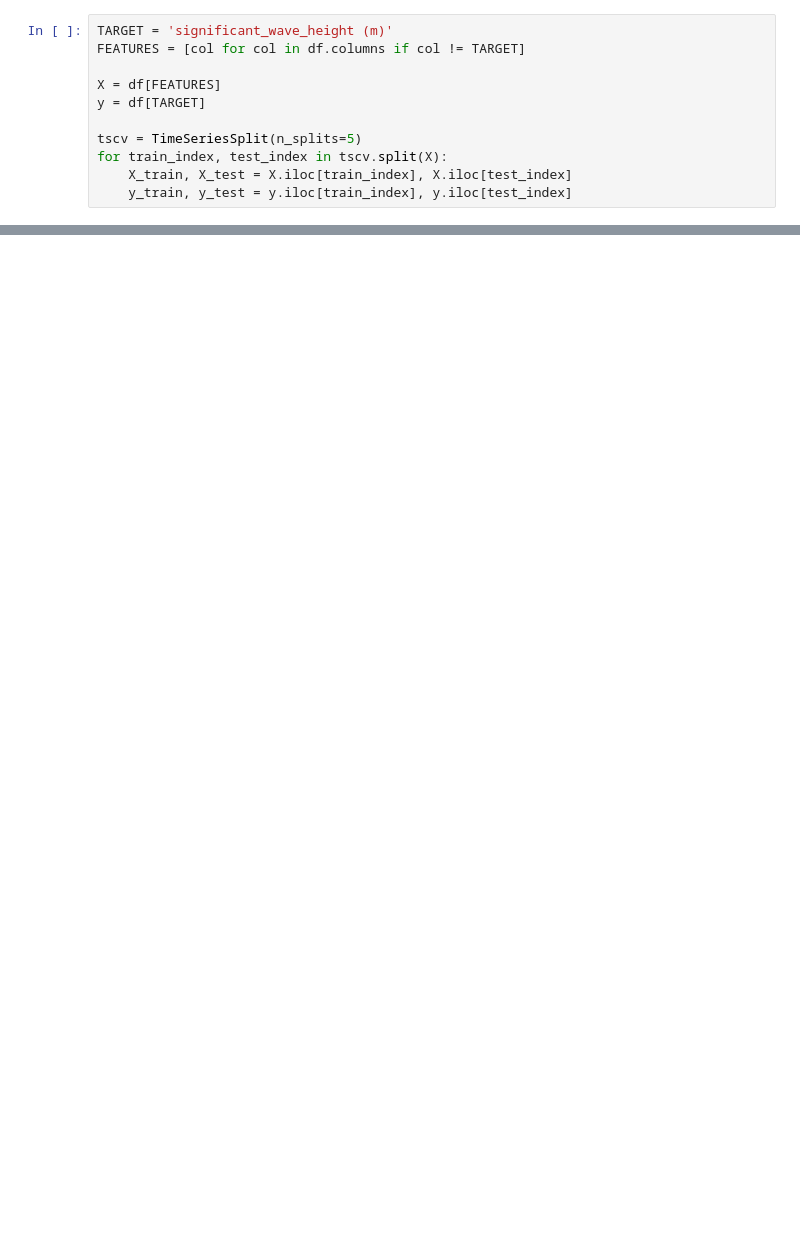
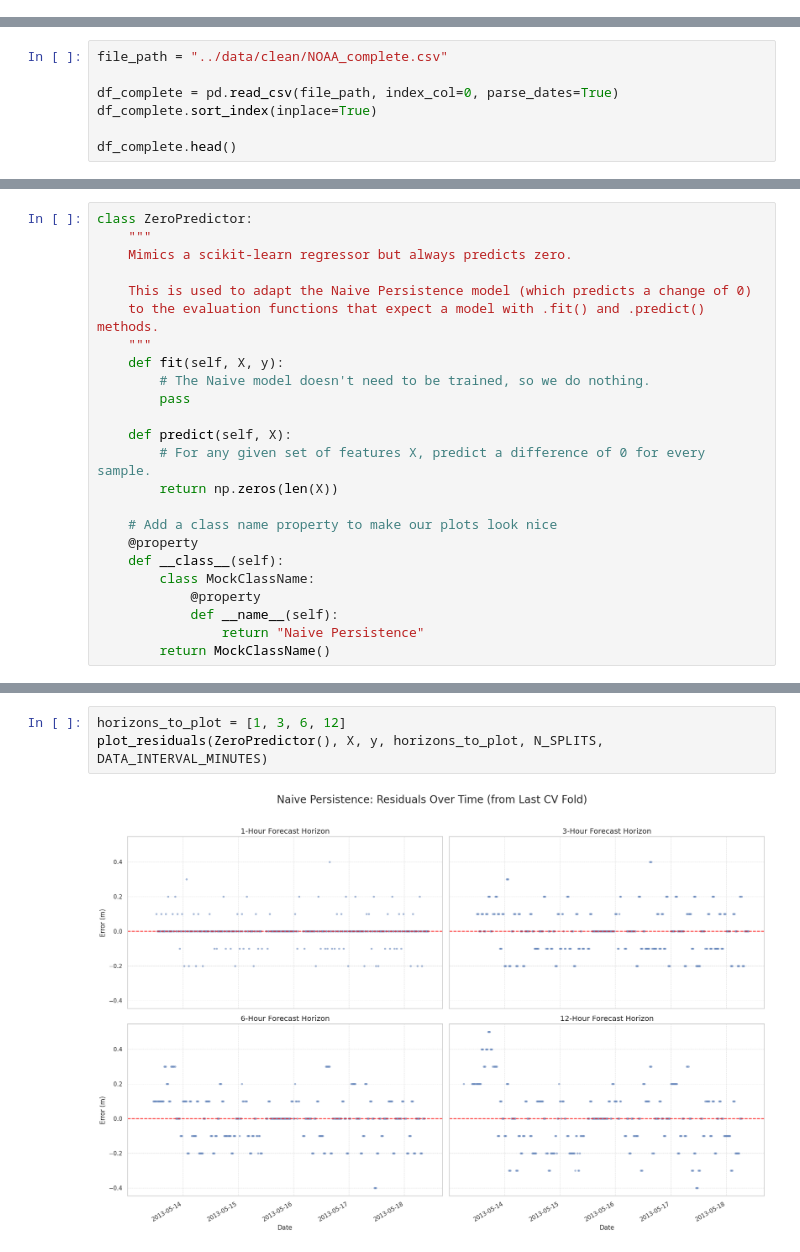
Before and after one commit to shama-llama/noaa-dataset-project, a Jupyter notebook: notebooks/prediction_model.ipynb, the cells around one changed output, grey strips where cells are left out. Cells and saved outputs as stored; diff of their text form; blank space fills up the shorter version.

Commit message:
Update prediction models

```diff
--- a/notebooks/prediction_model.ipynb
+++ b/notebooks/prediction_model.ipynb
@@ -35,11 +0,0 @@ df = df.dropna()
-# %%
-TARGET = 'significant_wave_height (m)'
-FEATURES = [col for col in df.columns if col != TARGET]
-
-X = df[FEATURES]
-y = df[TARGET]
-
-tscv = TimeSeriesSplit(n_splits=5)
-for train_index, test_index in tscv.split(X):
-    X_train, X_test = X.iloc[train_index], X.iloc[test_index]
-    y_train, y_test = y.iloc[train_index], y.iloc[test_index]
@@ -90,0 +40,7 @@ plt.show()
+# %%
+file_path = "../data/clean/NOAA_complete.csv"
+
+df_complete = pd.read_csv(file_path, index_col=0, parse_dates=True)
+df_complete.sort_index(inplace=True)
+
+df_complete.head()
@@ -90,0 +518,24 @@ plt.show()
+# %%
+class ZeroPredictor:
+    """
+    Mimics a scikit-learn regressor but always predicts zero.
+
+    This is used to adapt the Naive Persistence model (which predicts a change of 0)
+    to the evaluation functions that expect a model with .fit() and .predict() methods.
+    """
+    def fit(self, X, y):
+        # The Naive model doesn't need to be trained, so we do nothing.
+        pass
+
+    def predict(self, X):
+        # For any given set of features X, predict a difference of 0 for every sample.
+        return np.zeros(len(X))
+
+    # Add a class name property to make our plots look nice
+    @property
+    def __class__(self):
+        class MockClassName:
+            @property
+            def __name__(self):
+                return "Naive Persistence"
+        return MockClassName()
@@ -90,0 +562,5 @@ plt.show()
+# %%
+horizons_to_plot = [1, 3, 6, 12]
+plot_residuals(ZeroPredictor(), X, y, horizons_to_plot, N_SPLITS, DATA_INTERVAL_MINUTES)
+# %% [output]
+[figure, added]
```
Also changed, not shown: parts of 75 cells of this notebook.
